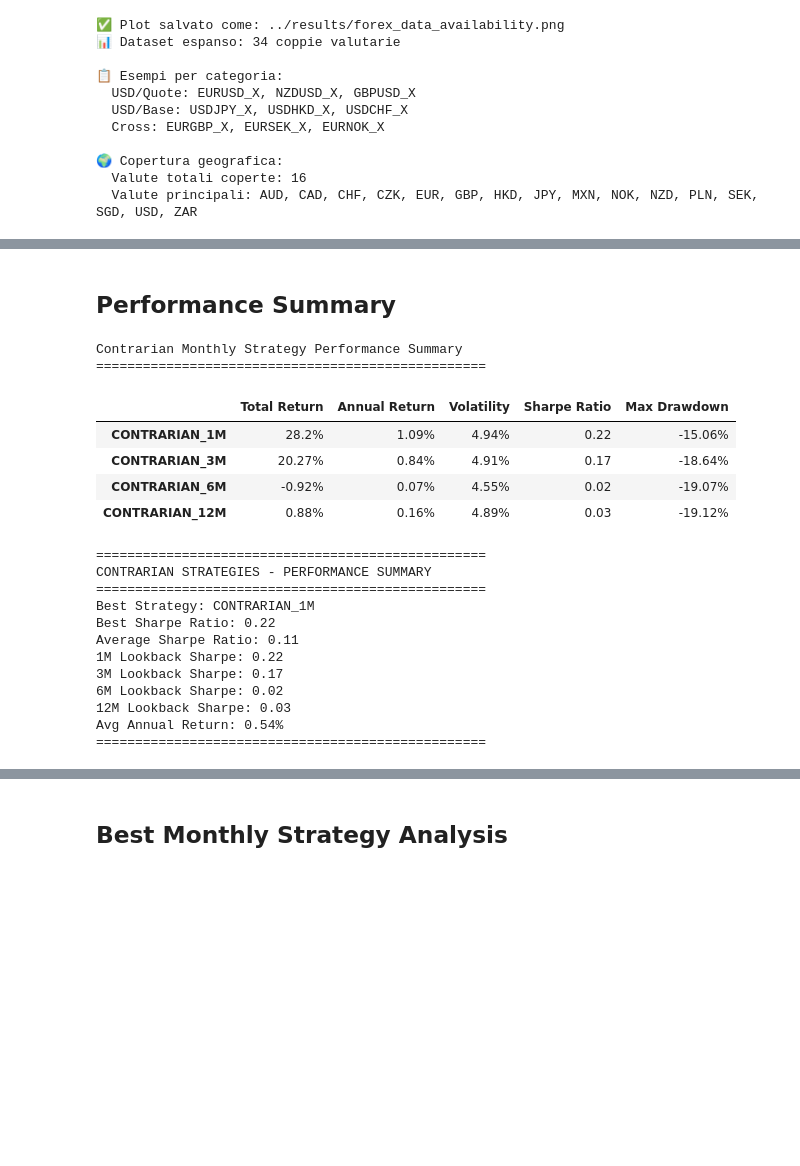
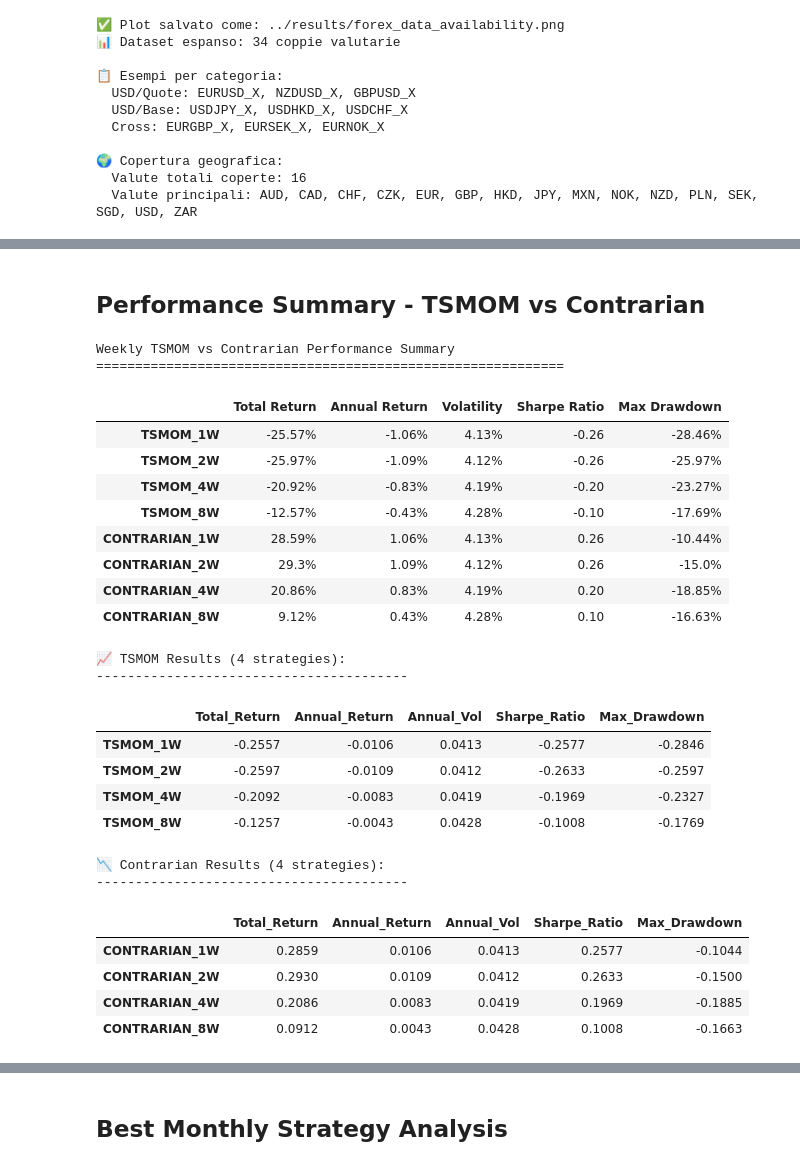
Before and after one commit to edoardoCame/Momentum-and-Contrarian, a Jupyter notebook: approaches/time_series_momentum/notebooks/tsmom_analysis.ipynb, the cells around one changed output, grey strips where cells are left out. Cells and saved outputs as stored; diff of their text form; code cells hidden in the pictures; blank space fills up the shorter version.

```diff
--- a/approaches/time_series_momentum/notebooks/tsmom_analysis.ipynb
+++ b/approaches/time_series_momentum/notebooks/tsmom_analysis.ipynb
@@ -245,33 +259,46 @@ print(f"📅 Holding period: 1 month with monthly rebalancing")
 # %% [markdown]
-## Performance Summary
+## Performance Summary - TSMOM vs Contrarian
-# %%
-# Display formatted performance table
-summary_table = analyzer.create_summary_table(metrics)
-print("Contrarian Monthly Strategy Performance Summary")
-print("=" * 50)
-display(summary_table)
-# %% [output]
-Contrarian Monthly Strategy Performance Summary
-==================================================
-|  | Total Return | Annual Return | Volatility | Sharpe Ratio | Max Drawdown |
-| CONTRARIAN_1M | 28.2% | 1.09% | 4.94% | 0.22 | -15.06% |
-| CONTRARIAN_3M | 20.27% | 0.84% | 4.91% | 0.17 | -18.64% |
-| CONTRARIAN_6M | -0.92% | 0.07% | 4.55% | 0.02 | -19.07% |
-| CONTRARIAN_12M | 0.88% | 0.16% | 4.89% | 0.03 | -19.12% |
-# %%
-# Generate and display summary report
-summary_report = analyzer.generate_summary_report(results, metrics)
-print(summary_report)
-# %% [output]
-==================================================
-CONTRARIAN STRATEGIES - PERFORMANCE SUMMARY
-==================================================
-Best Strategy: CONTRARIAN_1M
-Best Sharpe Ratio: 0.22
-Average Sharpe Ratio: 0.11
-1M Lookback Sharpe: 0.22
-3M Lookback Sharpe: 0.17
-6M Lookback Sharpe: 0.02
-12M Lookback Sharpe: 0.03
-Avg Annual Return: 0.54%
-==================================================
+# %%
+# Display formatted performance table for both strategies
+summary_table = analyzer.create_summary_table(metrics)
+print("Weekly TSMOM vs Contrarian Performance Summary")
+print("=" * 60)
+display(summary_table)
+
+# Separate TSMOM and Contrarian results for comparison
+tsmom_metrics = metrics[metrics.index.str.startswith('TSMOM')]
+contrarian_metrics = metrics[metrics.index.str.startswith('CONTRARIAN')]
+
+print(f"\n📈 TSMOM Results ({len(tsmom_metrics)} strategies):")
+print("-" * 40)
+display(tsmom_metrics.round(4))
+
+print(f"\n📉 Contrarian Results ({len(contrarian_metrics)} strategies):")
+print("-" * 40)
+display(contrarian_metrics.round(4))
+# %% [output]
+Weekly TSMOM vs Contrarian Performance Summary
+============================================================
+|  | Total Return | Annual Return | Volatility | Sharpe Ratio | Max Drawdown |
+| TSMOM_1W | -25.57% | -1.06% | 4.13% | -0.26 | -28.46% |
+| TSMOM_2W | -25.97% | -1.09% | 4.12% | -0.26 | -25.97% |
+| TSMOM_4W | -20.92% | -0.83% | 4.19% | -0.20 | -23.27% |
+| TSMOM_8W | -12.57% | -0.43% | 4.28% | -0.10 | -17.69% |
+| CONTRARIAN_1W | 28.59% | 1.06% | 4.13% | 0.26 | -10.44% |
+| CONTRARIAN_2W | 29.3% | 1.09% | 4.12% | 0.26 | -15.0% |
+| CONTRARIAN_4W | 20.86% | 0.83% | 4.19% | 0.20 | -18.85% |
+| CONTRARIAN_8W | 9.12% | 0.43% | 4.28% | 0.10 | -16.63% |
+📈 TSMOM Results (4 strategies):
+----------------------------------------
+|  | Total_Return | Annual_Return | Annual_Vol | Sharpe_Ratio | Max_Drawdown |
+| TSMOM_1W | -0.2557 | -0.0106 | 0.0413 | -0.2577 | -0.2846 |
+| TSMOM_2W | -0.2597 | -0.0109 | 0.0412 | -0.2633 | -0.2597 |
+| TSMOM_4W | -0.2092 | -0.0083 | 0.0419 | -0.1969 | -0.2327 |
+| TSMOM_8W | -0.1257 | -0.0043 | 0.0428 | -0.1008 | -0.1769 |
+📉 Contrarian Results (4 strategies):
+----------------------------------------
+|  | Total_Return | Annual_Return | Annual_Vol | Sharpe_Ratio | Max_Drawdown |
+| CONTRARIAN_1W | 0.2859 | 0.0106 | 0.0413 | 0.2577 | -0.1044 |
+| CONTRARIAN_2W | 0.2930 | 0.0109 | 0.0412 | 0.2633 | -0.1500 |
+| CONTRARIAN_4W | 0.2086 | 0.0083 | 0.0419 | 0.1969 | -0.1885 |
+| CONTRARIAN_8W | 0.0912 | 0.0043 | 0.0428 | 0.1008 | -0.1663 |
```
Also changed, not shown: parts of 19 cells of this notebook, 32 other files.
